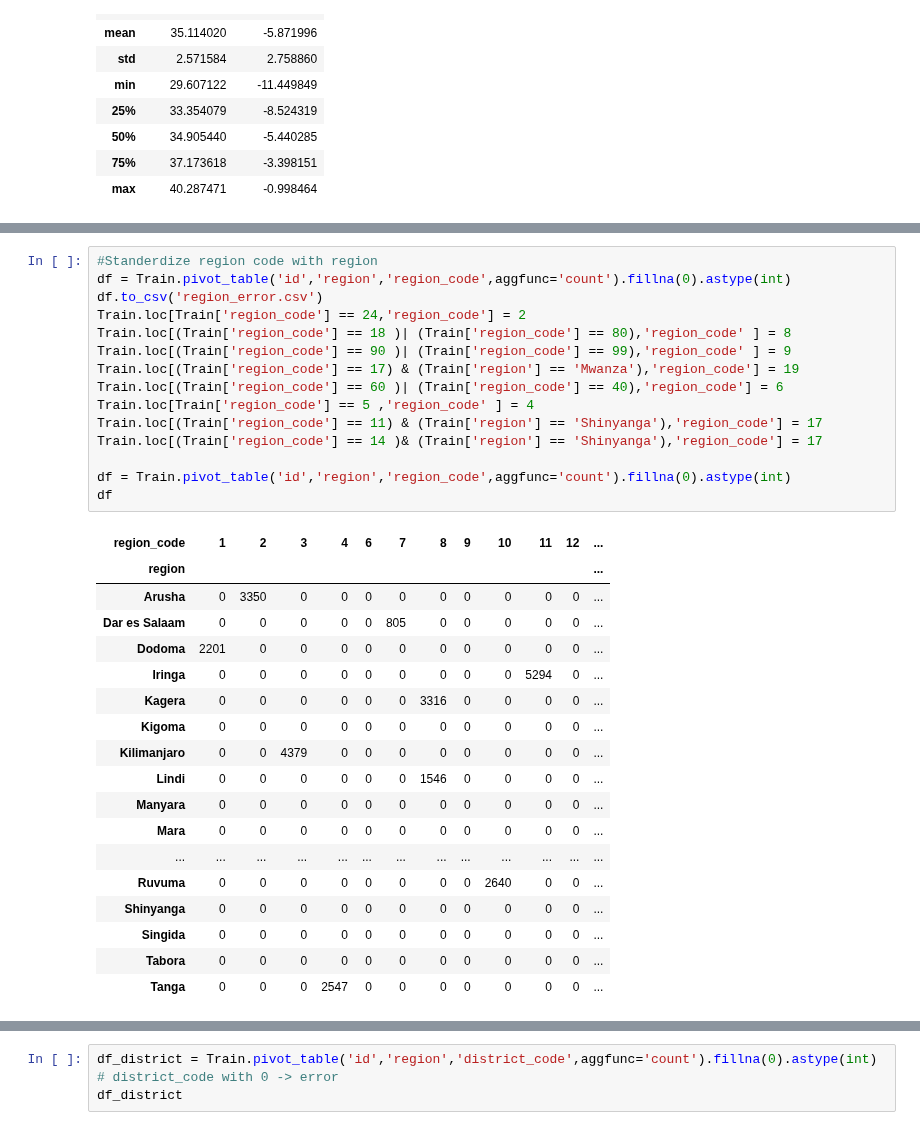
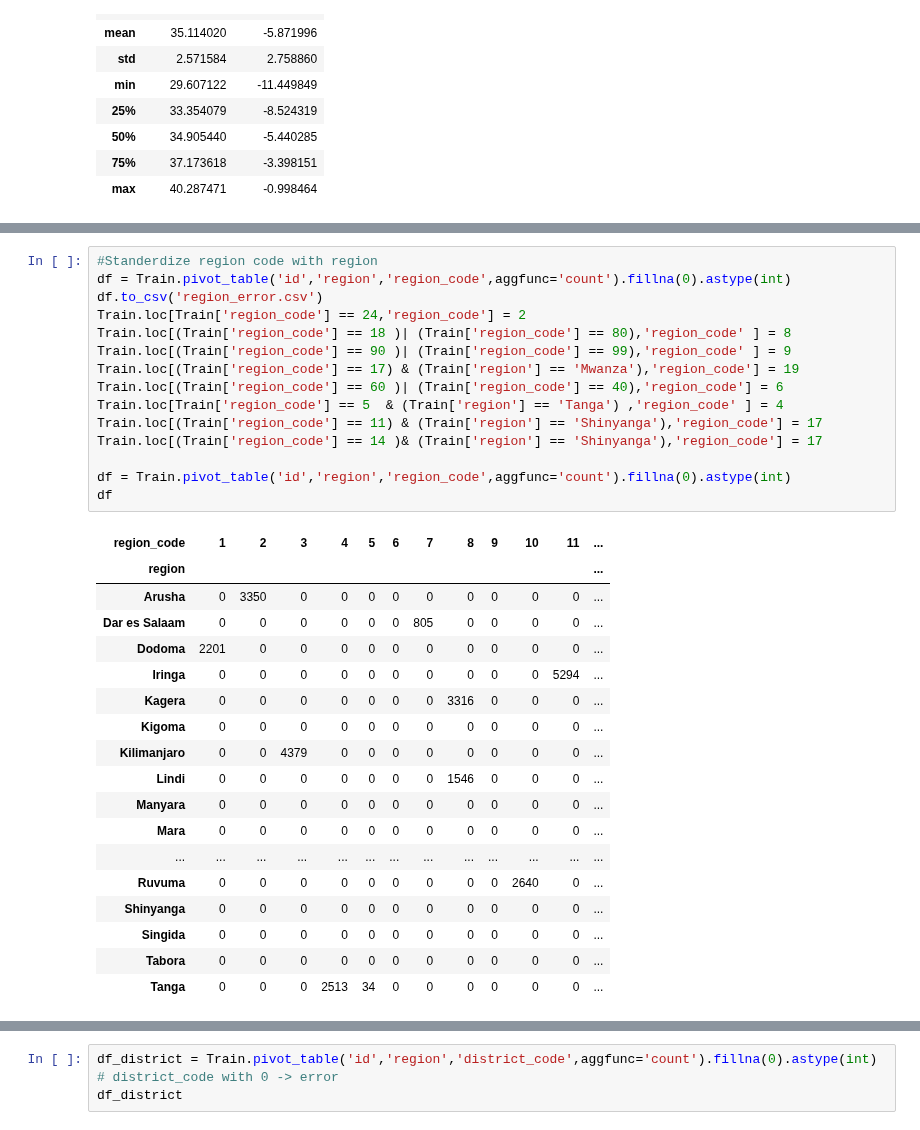
Before and after one commit to JannaW0402/Pump-it-Up, a Jupyter notebook: 869janna.ipynb, the cells around one changed output, grey strips where cells are left out. Cells and saved outputs as stored; diff of their text form.

```diff
--- a/869janna.ipynb
+++ b/869janna.ipynb
@@ -149,34 +149,34 @@ df
 # %%
 #Standerdize region code with region
 df = Train.pivot_table('id','region','region_code',aggfunc='count').fillna(0).astype(int)
 df.to_csv('region_error.csv')
 Train.loc[Train['region_code'] == 24,'region_code'] = 2
 Train.loc[(Train['region_code'] == 18 )| (Train['region_code'] == 80),'region_code' ] = 8
 Train.loc[(Train['region_code'] == 90 )| (Train['region_code'] == 99),'region_code' ] = 9
 Train.loc[(Train['region_code'] == 17) & (Train['region'] == 'Mwanza'),'region_code'] = 19
 Train.loc[(Train['region_code'] == 60 )| (Train['region_code'] == 40),'region_code'] = 6
-Train.loc[Train['region_code'] == 5 ,'region_code' ] = 4
+Train.loc[Train['region_code'] == 5  & (Train['region'] == 'Tanga') ,'region_code' ] = 4
 Train.loc[(Train['region_code'] == 11) & (Train['region'] == 'Shinyanga'),'region_code'] = 17
 Train.loc[(Train['region_code'] == 14 )& (Train['region'] == 'Shinyanga'),'region_code'] = 17
 
 df = Train.pivot_table('id','region','region_code',aggfunc='count').fillna(0).astype(int)
 df
 # %% [output]
-| region_code | 1 | 2 | 3 | 4 | 6 | 7 | 8 | 9 | 10 | 11 | 12 | ... |
+| region_code | 1 | 2 | 3 | 4 | 5 | 6 | 7 | 8 | 9 | 10 | 11 | ... |
 | region |  |  |  |  |  |  |  |  |  |  |  | ... |
 | Arusha | 0 | 3350 | 0 | 0 | 0 | 0 | 0 | 0 | 0 | 0 | 0 | ... |
-| Dar es Salaam | 0 | 0 | 0 | 0 | 0 | 805 | 0 | 0 | 0 | 0 | 0 | ... |
+| Dar es Salaam | 0 | 0 | 0 | 0 | 0 | 0 | 805 | 0 | 0 | 0 | 0 | ... |
 | Dodoma | 2201 | 0 | 0 | 0 | 0 | 0 | 0 | 0 | 0 | 0 | 0 | ... |
-| Iringa | 0 | 0 | 0 | 0 | 0 | 0 | 0 | 0 | 0 | 5294 | 0 | ... |
-| Kagera | 0 | 0 | 0 | 0 | 0 | 0 | 3316 | 0 | 0 | 0 | 0 | ... |
+| Iringa | 0 | 0 | 0 | 0 | 0 | 0 | 0 | 0 | 0 | 0 | 5294 | ... |
+| Kagera | 0 | 0 | 0 | 0 | 0 | 0 | 0 | 3316 | 0 | 0 | 0 | ... |
 | Kigoma | 0 | 0 | 0 | 0 | 0 | 0 | 0 | 0 | 0 | 0 | 0 | ... |
 | Kilimanjaro | 0 | 0 | 4379 | 0 | 0 | 0 | 0 | 0 | 0 | 0 | 0 | ... |
-| Lindi | 0 | 0 | 0 | 0 | 0 | 0 | 1546 | 0 | 0 | 0 | 0 | ... |
+| Lindi | 0 | 0 | 0 | 0 | 0 | 0 | 0 | 1546 | 0 | 0 | 0 | ... |
 | Manyara | 0 | 0 | 0 | 0 | 0 | 0 | 0 | 0 | 0 | 0 | 0 | ... |
 | Mara | 0 | 0 | 0 | 0 | 0 | 0 | 0 | 0 | 0 | 0 | 0 | ... |
 | ... | ... | ... | ... | ... | ... | ... | ... | ... | ... | ... | ... | ... |
-| Ruvuma | 0 | 0 | 0 | 0 | 0 | 0 | 0 | 0 | 2640 | 0 | 0 | ... |
+| Ruvuma | 0 | 0 | 0 | 0 | 0 | 0 | 0 | 0 | 0 | 2640 | 0 | ... |
 | Shinyanga | 0 | 0 | 0 | 0 | 0 | 0 | 0 | 0 | 0 | 0 | 0 | ... |
 | Singida | 0 | 0 | 0 | 0 | 0 | 0 | 0 | 0 | 0 | 0 | 0 | ... |
 | Tabora | 0 | 0 | 0 | 0 | 0 | 0 | 0 | 0 | 0 | 0 | 0 | ... |
-| Tanga | 0 | 0 | 0 | 2547 | 0 | 0 | 0 | 0 | 0 | 0 | 0 | ... |
+| Tanga | 0 | 0 | 0 | 2513 | 34 | 0 | 0 | 0 | 0 | 0 | 0 | ... |
```
Also changed, not shown: parts of 8 cells of this notebook.
